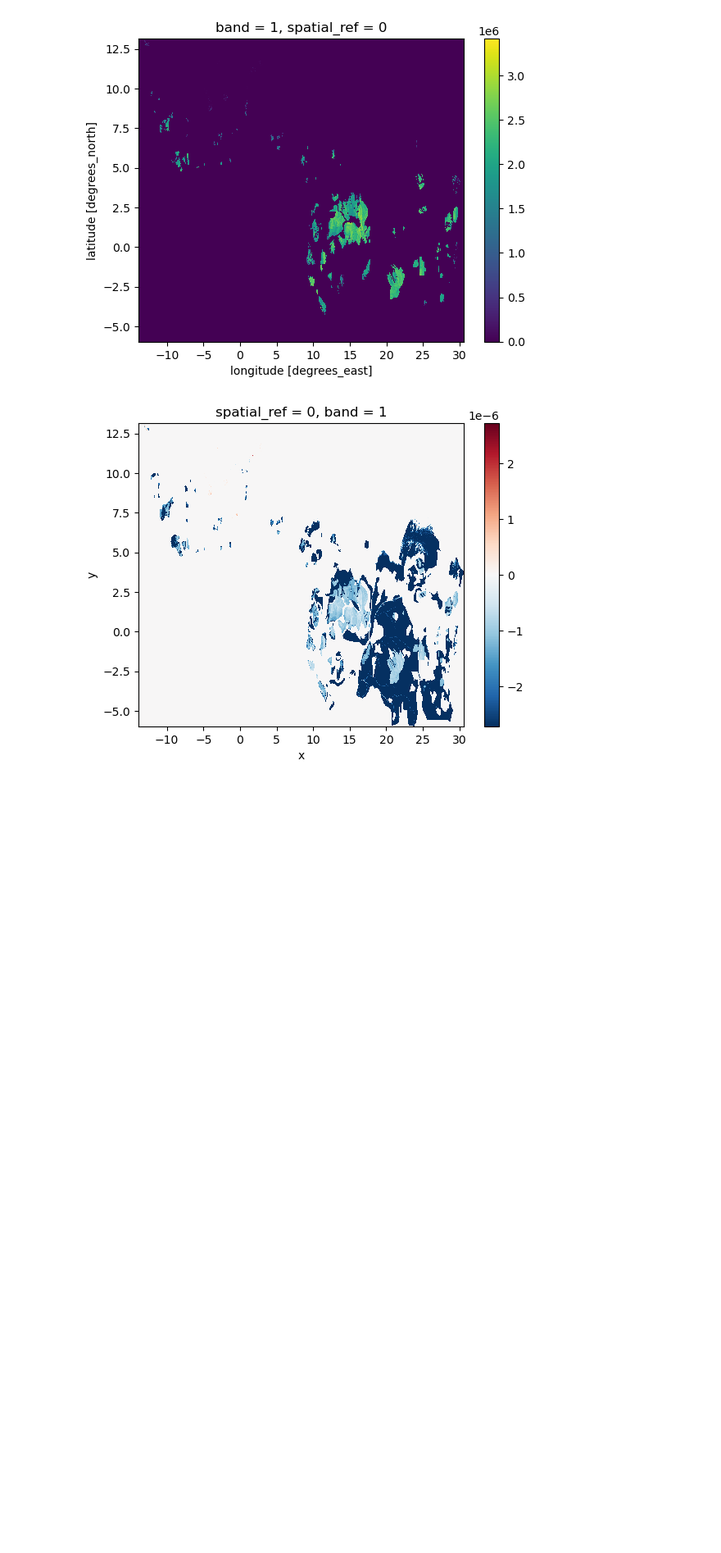
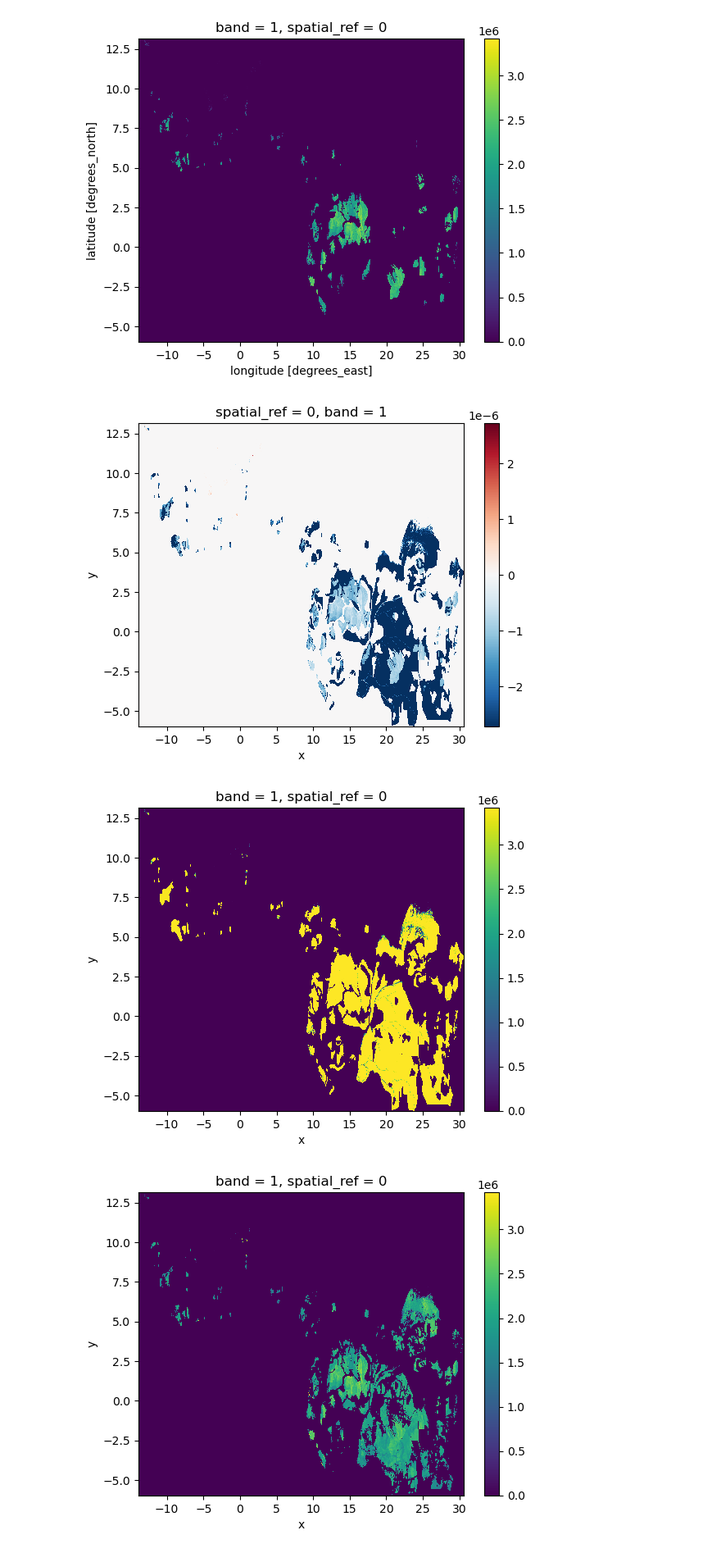
Before and after one commit to emiliolr/life-hunting, a Jupyter notebook: notebooks/figuring_out_new_life_restore_map.ipynb, the cells around one changed output. Shown at 82% size. Cells and saved outputs as stored; diff of their text form; code cells hidden in the pictures; blank space fills up the shorter version.

Commit message:
started adding abate/restore map logic to spatial agg maps script but not tested yet

```diff
--- a/notebooks/figuring_out_new_life_restore_map.ipynb
+++ b/notebooks/figuring_out_new_life_restore_map.ipynb
@@ -45,9 +46,11 @@ human_absent_hp = human_absent_hp.where(~no_pred_mask, other = 1)
 no_pred_mask = ((current_aoh != 0) & (xr.ufuncs.isnan(current_hp)))
 current_hp = current_hp.where(~no_pred_mask, other = 1)
 
-#  getting current AOH w/density modified by hunting
+#  getting current & human-absent AOH w/density modified by hunting
 current_aoh_w_hunting = current_aoh * current_hp
 current_aoh_w_hunting = current_aoh_w_hunting.rio.reproject_match(human_absent_aoh)
+
+human_absent_aoh_w_hunting = human_absent_aoh * human_absent_hp
 # %%
 # Cast everything to Float64 to ensure precision in operations
 human_absent_aoh = human_absent_aoh.astype('float64')
@@ -91,3 +94,38 @@ plt.show()
 [figure]
 [figure]
 [figure]
+# %%
+# Looking at the effect of just restoring PNV in the cell, but NOT abating hunting pressure
+human_absent_aoh_w_hunting = human_absent_aoh_w_hunting.fillna(0)
+current_aoh_w_hunting = current_aoh_w_hunting.fillna(0)
+
+#  the delta AOH in each pixel
+delta_aoh_restore = human_absent_aoh_w_hunting - current_aoh_w_hunting
+
+#  the total AOH if you restore in each pixel
+cur_aoh_hunting_tot = current_aoh_w_hunting.sum()
+scenario_aoh_tot = cur_aoh_hunting_tot + delta_aoh_restore
+
+#  the total AOH in absence of humans
+hum_abs_aoh_tot = human_absent_aoh.sum()
+
+#  calculating the change in prob of extinction
+p0 = aoh_extinction_curve(hum_abs_aoh_tot, cur_aoh_hunting_tot, np_careful = True)
+p1 = aoh_extinction_curve(hum_abs_aoh_tot, scenario_aoh_tot, np_careful = True)
+
+delta_prob_ext_restore = p1 - p0
+# %%
+human_absent_aoh.plot()
+plt.show()
+
+human_absent_aoh_w_hunting.plot()
+plt.show()
+
+current_aoh_w_hunting.plot()
+plt.show()
+
+delta_prob_ext_restore.plot()
+plt.show()
+# %% [output]
+[figure, added]
+[figure, added]
```
Also changed, not shown: parts of 5 cells of this notebook, 3 other files.
